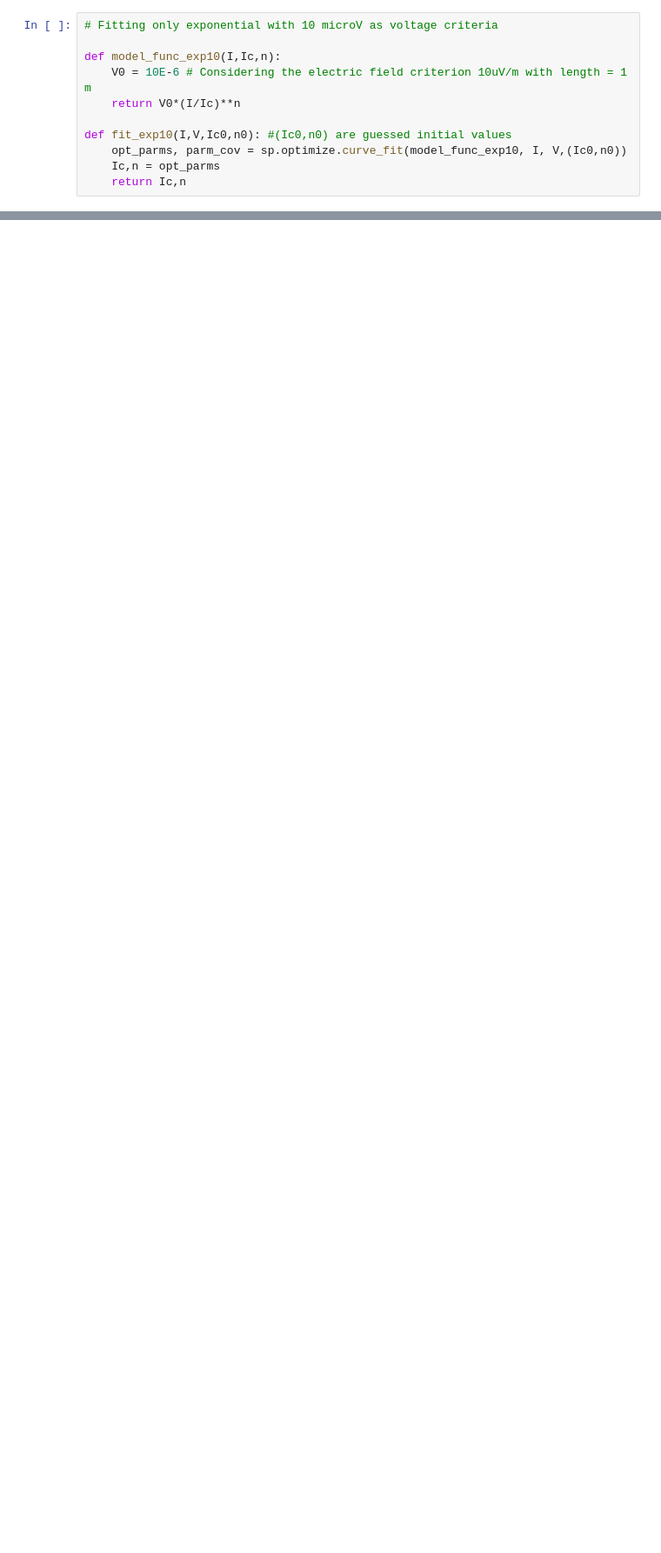
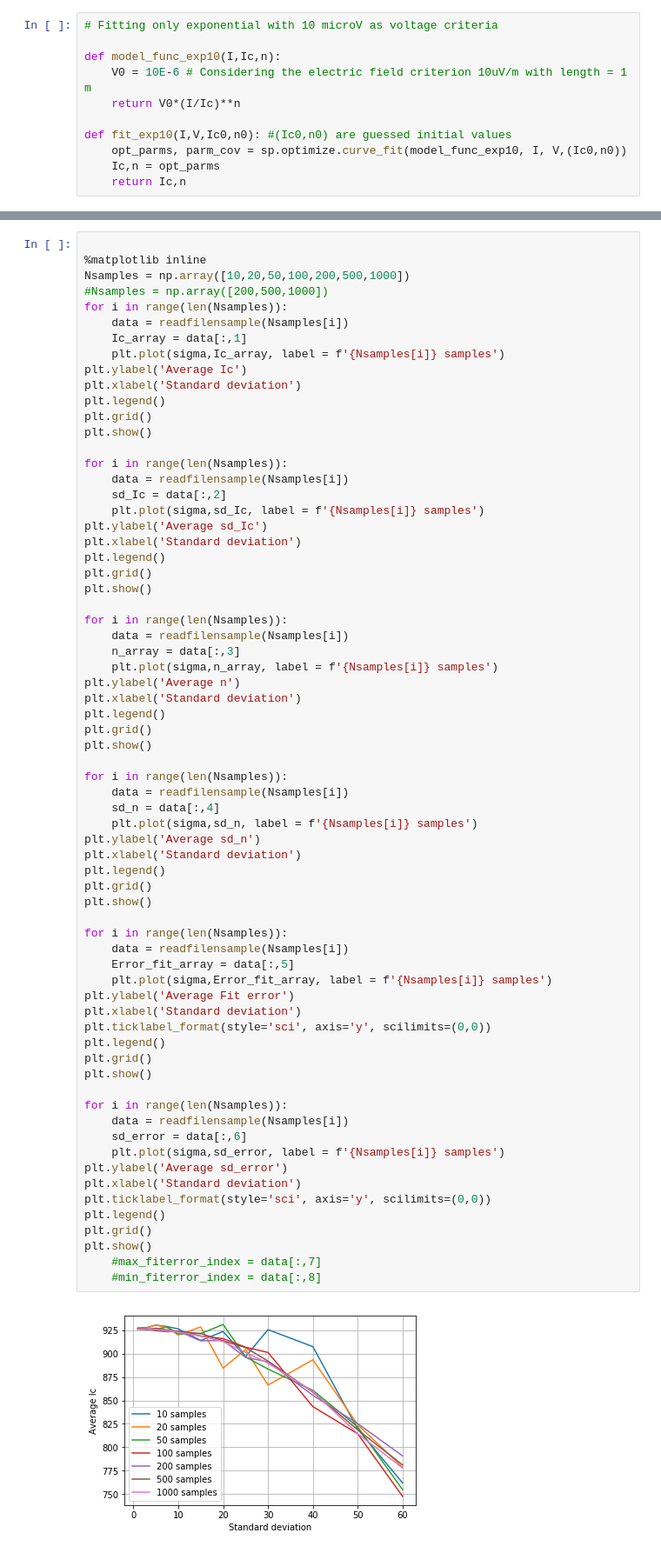
Before and after one commit to auroc10/LBNL, a Jupyter notebook: Ngspice statistics for Ic.ipynb, the cells around one changed output, grey strips where cells are left out. Shown at 87% size. Saved outputs shown, nothing was run; the diff lists cells and outputs as text; blank space fills up the shorter version.

```diff
--- a/Ngspice statistics for Ic.ipynb
+++ b/Ngspice statistics for Ic.ipynb
@@ -97,0 +303,70 @@ Assuptions:
+# %%
+
+%matplotlib inline
+Nsamples = np.array([10,20,50,100,200,500,1000])
+#Nsamples = np.array([200,500,1000])
+for i in range(len(Nsamples)):
+    data = readfilensample(Nsamples[i])
+    Ic_array = data[:,1]
+    plt.plot(sigma,Ic_array, label = f'{Nsamples[i]} samples')
+plt.ylabel('Average Ic')
+plt.xlabel('Standard deviation')
+plt.legend()
+plt.grid()
+plt.show()
+
+for i in range(len(Nsamples)):
+    data = readfilensample(Nsamples[i])
+    sd_Ic = data[:,2]
+    plt.plot(sigma,sd_Ic, label = f'{Nsamples[i]} samples')
+plt.ylabel('Average sd_Ic')
+plt.xlabel('Standard deviation')
+plt.legend()
+plt.grid()
+plt.show()
+
+for i in range(len(Nsamples)):
+    data = readfilensample(Nsamples[i])
+    n_array = data[:,3]
+    plt.plot(sigma,n_array, label = f'{Nsamples[i]} samples')
+plt.ylabel('Average n')
+plt.xlabel('Standard deviation')
+plt.legend()
+plt.grid()
+plt.show()
+
+for i in range(len(Nsamples)):
+    data = readfilensample(Nsamples[i])
+    sd_n = data[:,4]
+    plt.plot(sigma,sd_n, label = f'{Nsamples[i]} samples')
+plt.ylabel('Average sd_n')
+plt.xlabel('Standard deviation')
+plt.legend()
+plt.grid()
+plt.show()
+
+for i in range(len(Nsamples)):
+    data = readfilensample(Nsamples[i])
+    Error_fit_array = data[:,5]
+    plt.plot(sigma,Error_fit_array, label = f'{Nsamples[i]} samples')
+plt.ylabel('Average Fit error')
+plt.xlabel('Standard deviation')
+plt.ticklabel_format(style='sci', axis='y', scilimits=(0,0))
+plt.legend()
+plt.grid()
+plt.show()
+
+for i in range(len(Nsamples)):
+    data = readfilensample(Nsamples[i])
+    sd_error = data[:,6]
+    plt.plot(sigma,sd_error, label = f'{Nsamples[i]} samples')
+plt.ylabel('Average sd_error')
+plt.xlabel('Standard deviation')
+plt.ticklabel_format(style='sci', axis='y', scilimits=(0,0))
+plt.legend()
+plt.grid()
+plt.show()
+    #max_fiterror_index = data[:,7]
+    #min_fiterror_index = data[:,8]
+# %% [output]
+[figure, added]
```
Also changed, not shown: parts of 11 cells of this notebook.
